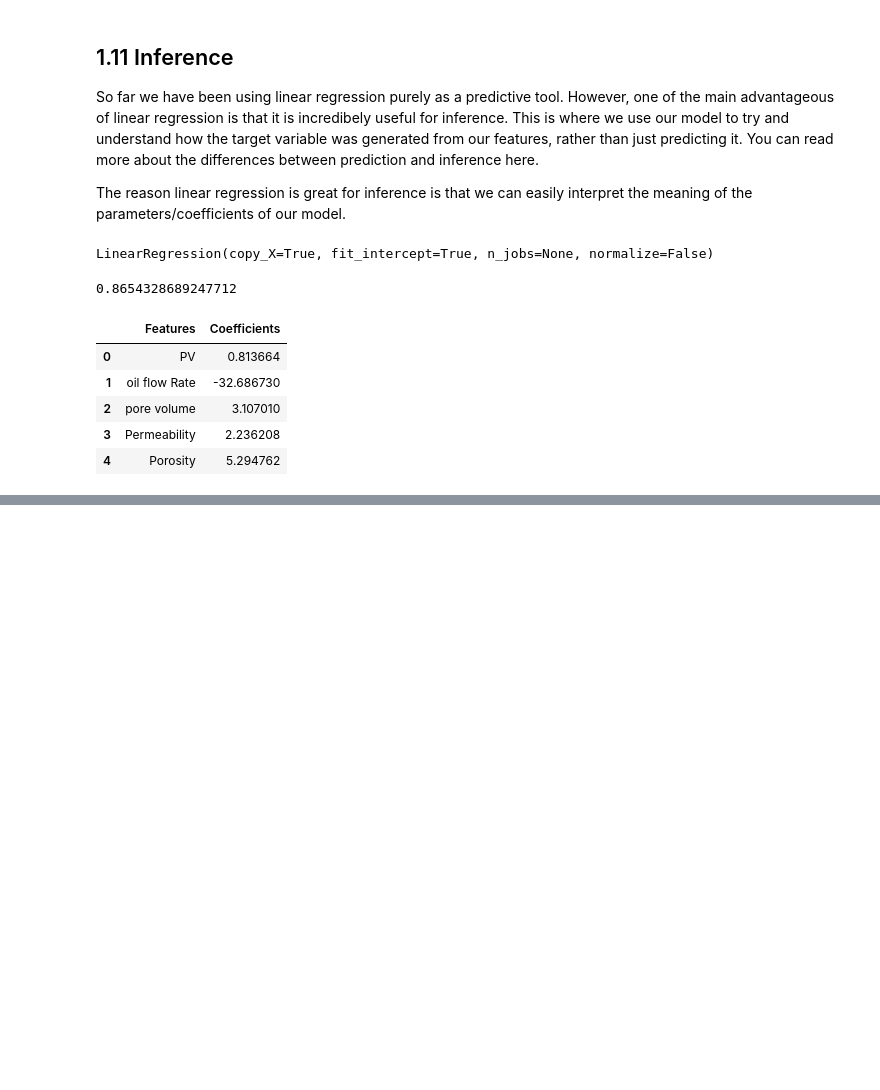
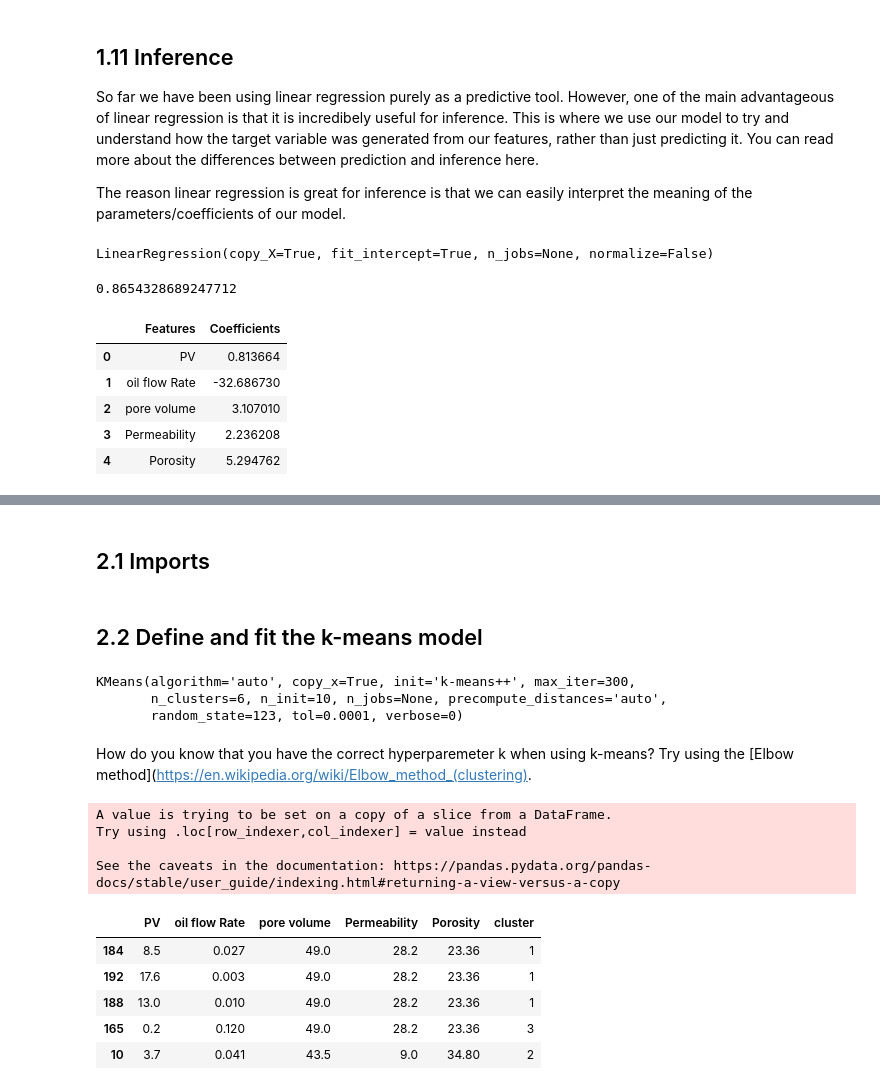
Before and after one commit to acse-srm3018/FoamCO2Prediction, a Jupyter notebook: src_python/foamprediction.ipynb, the cells around one changed output, grey strips where cells are left out. Drawn from its saved outputs; the diff is of its cells as text; code cells hidden in the pictures; blank space fills up the shorter version.

```diff
--- a/src_python/foamprediction.ipynb
+++ b/src_python/foamprediction.ipynb
@@ -260,0 +270,2 @@ params
+# %% [markdown]
+## 2.1 Imports
@@ -260,0 +281,29 @@ params
+# %% [markdown]
+## 2.2 Define and fit the k-means model
+# %%
+# create a KMeans class object and choose the number of clusters k
+KMeans_model = KMeans(n_clusters = 6, random_state = 123)
+
+# fit the model to our scaled features
+KMeans_model.fit(scale(X_train))
+# %% [output]
+KMeans(algorithm='auto', copy_x=True, init='k-means++', max_iter=300,
+       n_clusters=6, n_init=10, n_jobs=None, precompute_distances='auto',
+       random_state=123, tol=0.0001, verbose=0)
+# %% [markdown]
+How do you know that you have the correct hyperparemeter k when using k-means? Try using the [Elbow method](https://en.wikipedia.org/wiki/Elbow_method_(clustering).
+# %%
+# add our cluster labels as a new column to our original training set features
+X_train['cluster'] = KMeans_model.labels_
+X_train.head()
+# %% [output]
+A value is trying to be set on a copy of a slice from a DataFrame.
+Try using .loc[row_indexer,col_indexer] = value instead
+
+See the caveats in the documentation: https://pandas.pydata.org/pandas-docs/stable/user_guide/indexing.html#returning-a-view-versus-a-copy
+|  | PV | oil flow Rate | pore volume | Permeability | Porosity | cluster |
+| 184 | 8.5 | 0.027 | 49.0 | 28.2 | 23.36 | 1 |
+| 192 | 17.6 | 0.003 | 49.0 | 28.2 | 23.36 | 1 |
+| 188 | 13.0 | 0.010 | 49.0 | 28.2 | 23.36 | 1 |
+| 165 | 0.2 | 0.120 | 49.0 | 28.2 | 23.36 | 3 |
+| 10 | 3.7 | 0.041 | 43.5 | 9.0 | 34.80 | 2 |
```
Also changed, not shown: parts of 22 cells of this notebook.
